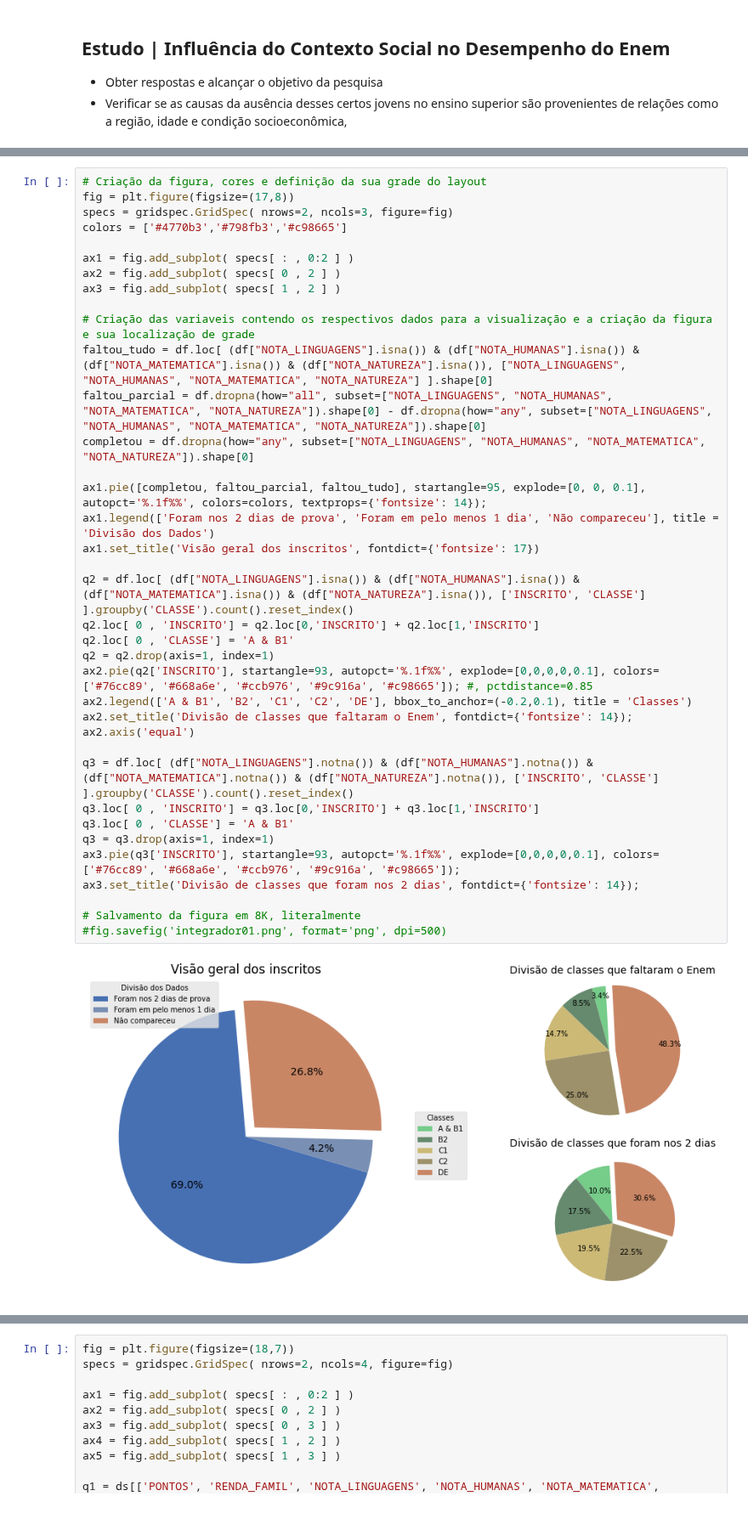
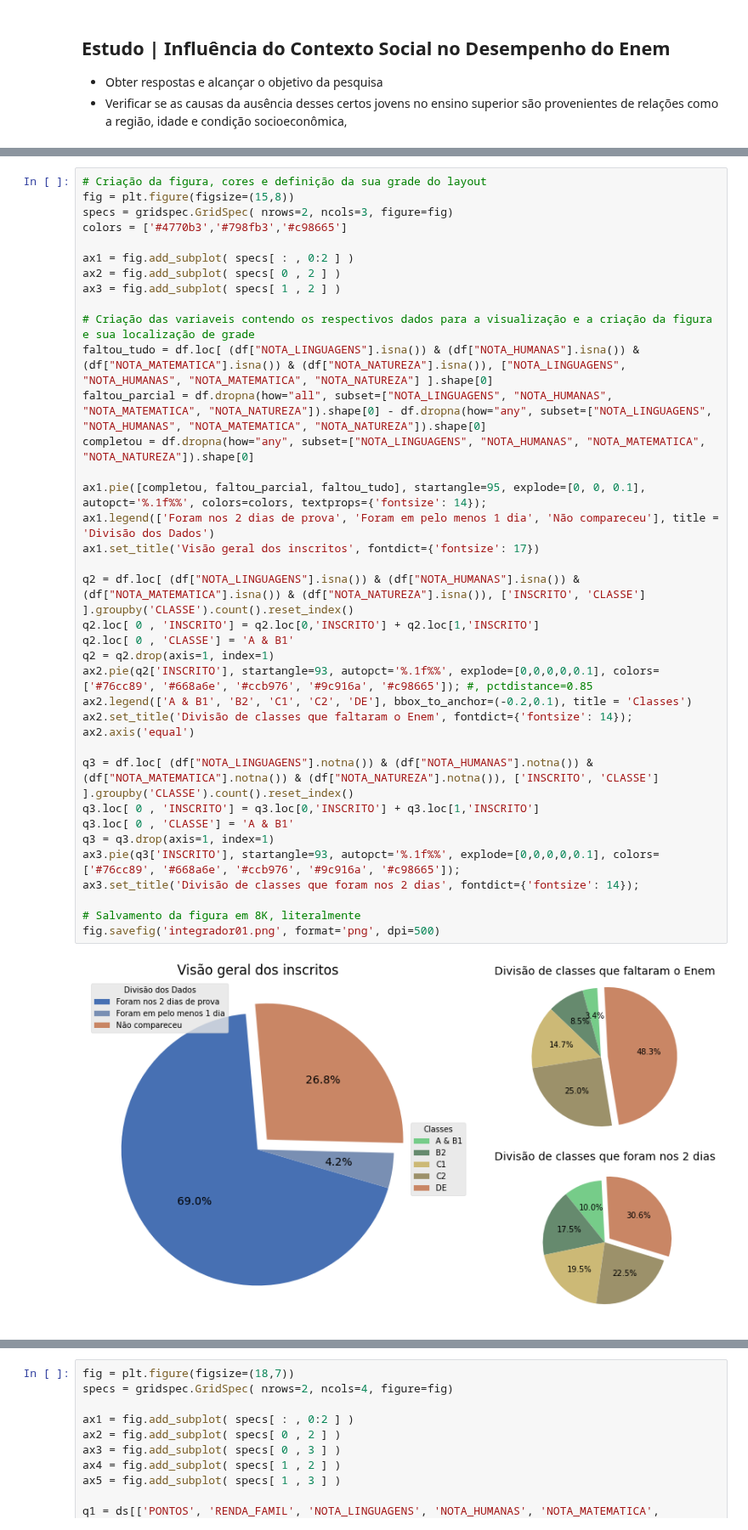
Before and after one commit to gabrielluizone/DS-Integrador-One, a Jupyter notebook: integrador-one.ipynb, the cells around one changed output, grey strips where cells are left out. Shown at 85% size. Saved outputs shown, nothing was run; the diff lists cells and outputs as text.

Commit message:
Kaggle Notebook | Integrador One | Version 55

```diff
--- a/integrador-one.ipynb
+++ b/integrador-one.ipynb
@@ -870,6 +819,6 @@ ft
 # %%
 # Criação da figura, cores e definição da sua grade do layout
-fig = plt.figure(figsize=(17,8))
+fig = plt.figure(figsize=(15,8))
 specs = gridspec.GridSpec( nrows=2, ncols=3, figure=fig)
 colors = ['#4770b3','#798fb3','#c98665']
 
@@ -877,35 +826,35 @@ ax1 = fig.add_subplot( specs[ : , 0:2 ] )
 ax2 = fig.add_subplot( specs[ 0 , 2 ] )
 ax3 = fig.add_subplot( specs[ 1 , 2 ] )
 
 # Criação das variaveis contendo os respectivos dados para a visualização e a criação da figura e sua localização de grade
 faltou_tudo = df.loc[ (df["NOTA_LINGUAGENS"].isna()) & (df["NOTA_HUMANAS"].isna()) & (df["NOTA_MATEMATICA"].isna()) & (df["NOTA_NATUREZA"].isna()), ["NOTA_LINGUAGENS", "NOTA_HUMANAS", "NOTA_MATEMATICA", "NOTA_NATUREZA"] ].shape[0]
 faltou_parcial = df.dropna(how="all", subset=["NOTA_LINGUAGENS", "NOTA_HUMANAS", "NOTA_MATEMATICA", "NOTA_NATUREZA"]).shape[0] - df.dropna(how="any", subset=["NOTA_LINGUAGENS", "NOTA_HUMANAS", "NOTA_MATEMATICA", "NOTA_NATUREZA"]).shape[0]
 completou = df.dropna(how="any", subset=["NOTA_LINGUAGENS", "NOTA_HUMANAS", "NOTA_MATEMATICA", "NOTA_NATUREZA"]).shape[0]
 
 ax1.pie([completou, faltou_parcial, faltou_tudo], startangle=95, explode=[0, 0, 0.1], autopct='%.1f%%', colors=colors, textprops={'fontsize': 14});
 ax1.legend(['Foram nos 2 dias de prova', 'Foram em pelo menos 1 dia', 'Não compareceu'], title = 'Divisão dos Dados')
 ax1.set_title('Visão geral dos inscritos', fontdict={'fontsize': 17})
 
 q2 = df.loc[ (df["NOTA_LINGUAGENS"].isna()) & (df["NOTA_HUMANAS"].isna()) & (df["NOTA_MATEMATICA"].isna()) & (df["NOTA_NATUREZA"].isna()), ['INSCRITO', 'CLASSE'] ].groupby('CLASSE').count().reset_index()
 q2.loc[ 0 , 'INSCRITO'] = q2.loc[0,'INSCRITO'] + q2.loc[1,'INSCRITO']
 q2.loc[ 0 , 'CLASSE'] = 'A & B1'
 q2 = q2.drop(axis=1, index=1)
 ax2.pie(q2['INSCRITO'], startangle=93, autopct='%.1f%%', explode=[0,0,0,0,0.1], colors=['#76cc89', '#668a6e', '#ccb976', '#9c916a', '#c98665']); #, pctdistance=0.85
 ax2.legend(['A & B1', 'B2', 'C1', 'C2', 'DE'], bbox_to_anchor=(-0.2,0.1), title = 'Classes')
 ax2.set_title('Divisão de classes que faltaram o Enem', fontdict={'fontsize': 14});
 ax2.axis('equal')
 
 q3 = df.loc[ (df["NOTA_LINGUAGENS"].notna()) & (df["NOTA_HUMANAS"].notna()) & (df["NOTA_MATEMATICA"].notna()) & (df["NOTA_NATUREZA"].notna()), ['INSCRITO', 'CLASSE'] ].groupby('CLASSE').count().reset_index()
 q3.loc[ 0 , 'INSCRITO'] = q3.loc[0,'INSCRITO'] + q3.loc[1,'INSCRITO']
 q3.loc[ 0 , 'CLASSE'] = 'A & B1'
 q3 = q3.drop(axis=1, index=1)
 ax3.pie(q3['INSCRITO'], startangle=93, autopct='%.1f%%', explode=[0,0,0,0,0.1], colors=['#76cc89', '#668a6e', '#ccb976', '#9c916a', '#c98665']);
 ax3.set_title('Divisão de classes que foram nos 2 dias', fontdict={'fontsize': 14});
 
 # Salvamento da figura em 8K, literalmente
-#fig.savefig('integrador01.png', format='png', dpi=500)
+fig.savefig('integrador01.png', format='png', dpi=500)
 # %% [output]
-[figure, old version]
+[figure, new version]
 # %%
 fig = plt.figure(figsize=(18,10))
 specs = gridspec.GridSpec( nrows=3, ncols=5, figure=fig)
```
Also changed, not shown: parts of 8 cells of this notebook.
